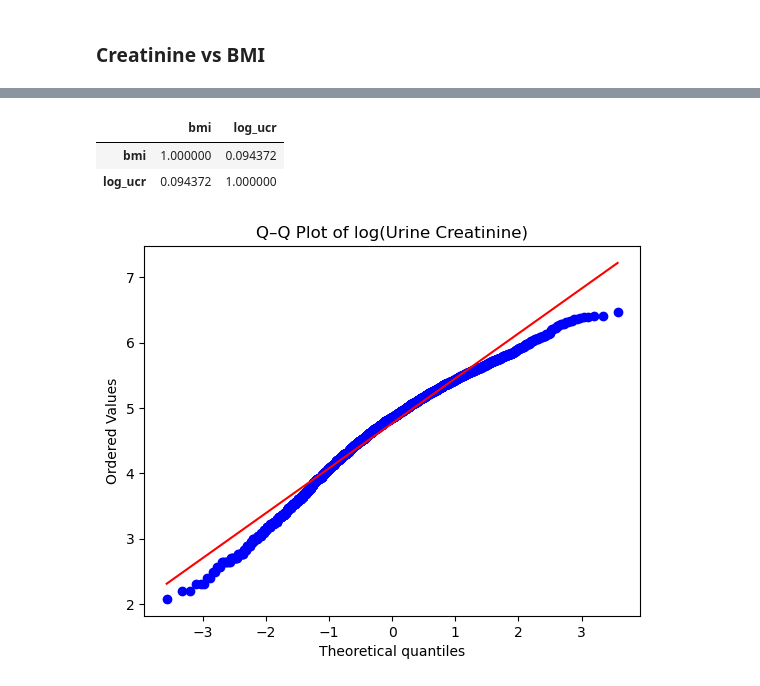
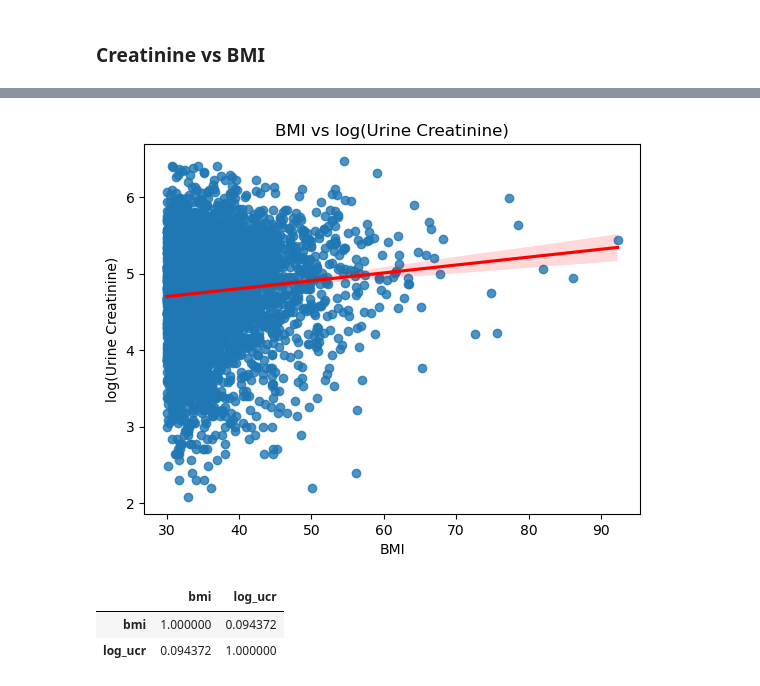
Before and after one commit to eudorach/portfolio_ds_projects, a Jupyter notebook: NHANES_analysis/notebooks/02_analysis/2.urine_lab_analysis_obese.ipynb, the cells around one changed output, grey strips where cells are left out. Drawn from its saved outputs; the diff is of its cells as text; code cells hidden in the pictures.

```diff
--- a/NHANES_analysis/notebooks/02_analysis/2.urine_lab_analysis_obese.ipynb
+++ b/NHANES_analysis/notebooks/02_analysis/2.urine_lab_analysis_obese.ipynb
@@ -76,7 +94,8 @@ WHERE bmi >= 30;
 # %% [markdown]
 ## Data Quality Check
 # %%
-df = pd.read_sql('SELECT * FROM urine_analysis_obese', engine)
+df_cra = pd.read_sql('SELECT * FROM urine_cralb_obese', engine)
+df_i = pd.read_sql('SELECT * FROM urine_io_obese', engine)
 # %%
 df.isnull().sum()
 df.describe()
@@ -134,12 +145,14 @@ plt.show()
-# %%
-df[['bmi','log_ucr']].corr()
-# %% [output]
-|  | bmi | log_ucr |
-| bmi | 1.000000 | 0.094372 |
-| log_ucr | 0.094372 | 1.000000 |
-# %%
-stats.probplot(df['log_ucr'], dist="norm", plot=plt)
-plt.title("Q–Q Plot of log(Urine Creatinine)")
-plt.show()
-# %% [output]
-[figure, removed]
+# %%
+sns.regplot(x='bmi',y='log_ucr',data=df_cra,line_kws={"color": "red"})
+plt.xlabel("BMI")
+plt.ylabel("log(Urine Creatinine)")
+plt.title("BMI vs log(Urine Creatinine)")
+plt.show()
+# %% [output]
+[figure, added]
+# %%
+df_cra[['bmi','log_ucr']].corr()
+# %% [output]
+|  | bmi | log_ucr |
+| bmi | 1.000000 | 0.094372 |
+| log_ucr | 0.094372 | 1.000000 |
```
Also changed, not shown: parts of 13 cells of this notebook.
